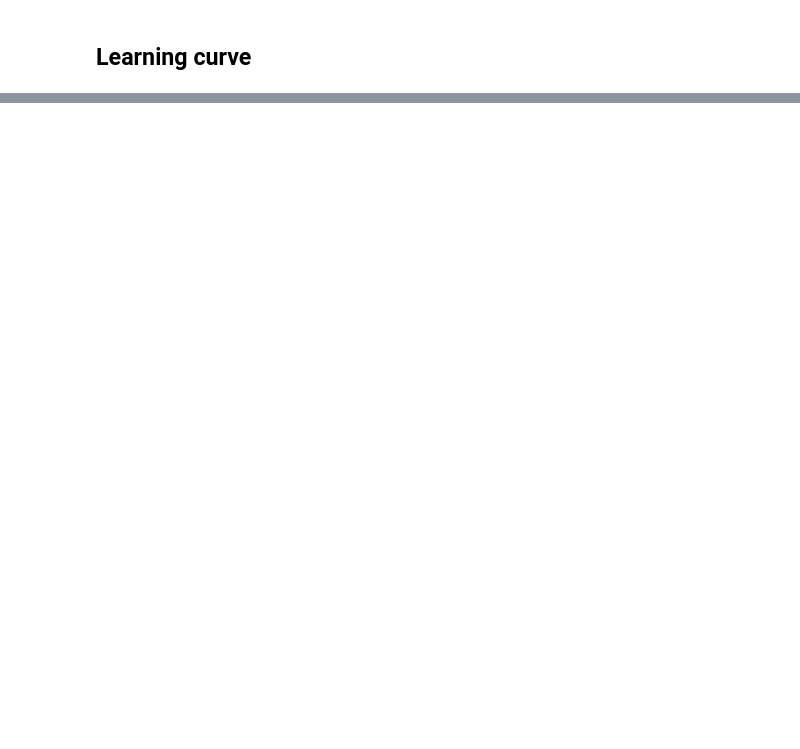
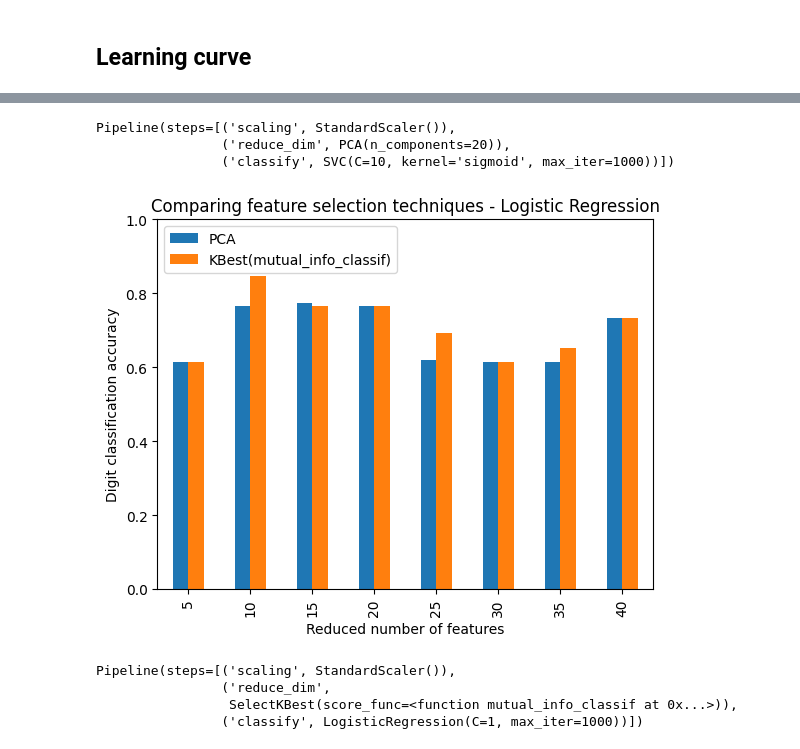
Before and after one commit to pfRijk/TM10007_ML_G1, a Jupyter notebook: assignment.ipynb, the cells around one changed output, grey strips where cells are left out. Cells and saved outputs as stored; diff of their text form; code cells hidden in the pictures; blank space fills up the shorter version.

```diff
--- a/assignment.ipynb
+++ b/assignment.ipynb
@@ -406,0 +429,58 @@ plt.show()
+# %%
+print(grid.best_estimator_)
+# %% [output]
+Pipeline(steps=[('scaling', StandardScaler()),
+                ('reduce_dim', PCA(n_components=20)),
+                ('classify', SVC(C=10, kernel='sigmoid', max_iter=1000))])
+# %%
+pipe = Pipeline([
+    ('scaling', StandardScaler()),
+    ('reduce_dim', 'passthrough'),
+    ('classify', LogisticRegression(max_iter=1000))
+])
+
+N_FEATURES_OPTIONS = [5, 10, 15, 20, 25, 30, 35, 40]
+C_OPTIONS = [0.01, 0.1, 1, 10, 25]
+param_grid = [
+    {
+        'reduce_dim': [PCA()],
+        'reduce_dim__n_components': N_FEATURES_OPTIONS,
+        'classify__C': C_OPTIONS
+    },
+    {
+        'reduce_dim': [SelectKBest(mutual_info_classif)],
+        'reduce_dim__k': N_FEATURES_OPTIONS,
+        'classify__C': C_OPTIONS
+    }
+]
+reducer_labels = ['PCA', 'KBest(mutual_info_classif)']
+
+grid = GridSearchCV(pipe, n_jobs=1, param_grid=param_grid, scoring='recall')
+grid.fit(X_train, y_train)
+
+mean_scores = np.array(grid.cv_results_['mean_test_score'])
+# scores are in the order of param_grid iteration, which is alphabetical
+mean_scores = mean_scores.reshape(len(C_OPTIONS), -1, len(N_FEATURES_OPTIONS))
+# select score for best C
+mean_scores = mean_scores.max(axis=0)
+mean_scores = pd.DataFrame(
+    mean_scores.T, index=N_FEATURES_OPTIONS, columns=reducer_labels
+)
+
+ax = mean_scores.plot.bar()
+ax.set_title("Comparing feature selection techniques - Logistic Regression")
+ax.set_xlabel("Reduced number of features")
+ax.set_ylabel("Digit classification accuracy")
+ax.set_ylim((0, 1))
+ax.legend(loc="upper left")
+
+plt.show()
+# %% [output]
+[figure, added]
+# %%
+print(grid.best_estimator_)
+# %% [output]
+Pipeline(steps=[('scaling', StandardScaler()),
+                ('reduce_dim',
+                 SelectKBest(score_func=<function mutual_info_classif at 0x...>)),
+                ('classify', LogisticRegression(C=1, max_iter=1000))])
```
Also changed, not shown: parts of 10 cells of this notebook.
